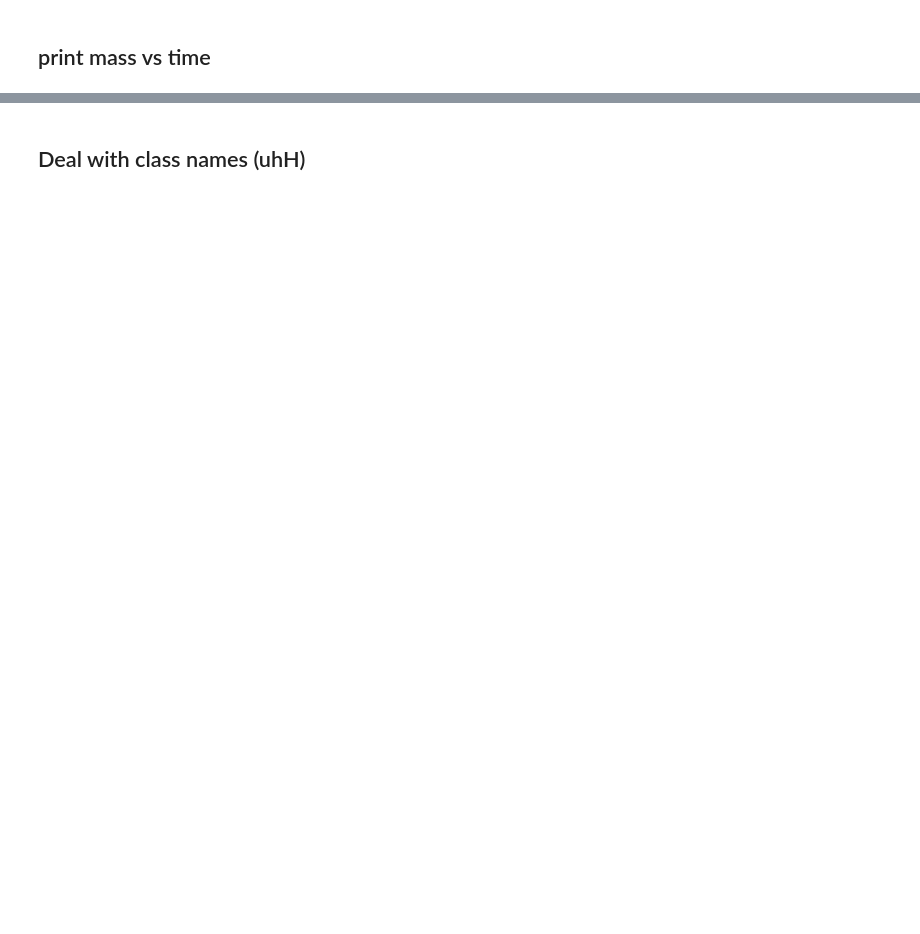
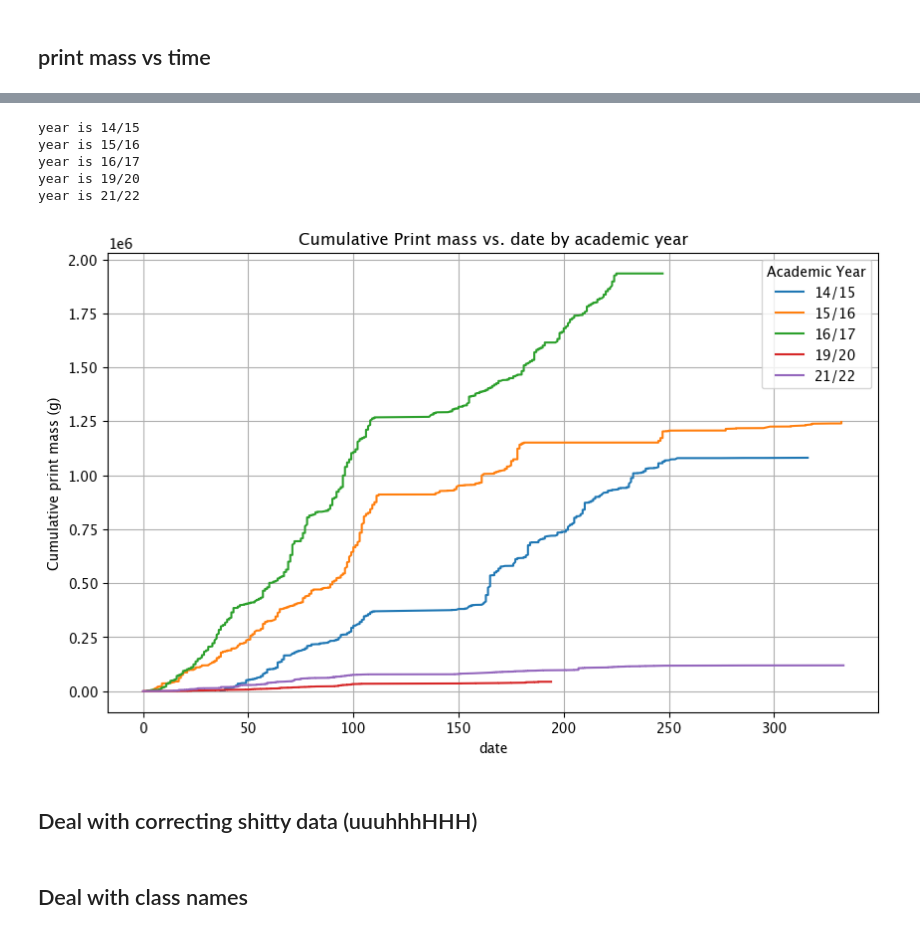
Before and after one commit to JohnnyMaBoi/olin-3d-printing, a Jupyter notebook: process_data.ipynb, the cells around one changed output, grey strips where cells are left out. Saved outputs shown, nothing was run; the diff lists cells and outputs as text; code cells hidden in the pictures; blank space fills up the shorter version.

```diff
--- a/process_data.ipynb
+++ b/process_data.ipynb
@@ -77,0 +206,46 @@ See the caveats in the documentation: https://pandas.pydata.org/pandas-docs/stab
+# %%
+def get_ac_year_day(timestamp: pd.Timestamp):
+    """
+    Get day of the academic year
+
+    Args:
+        timestamp (pd.Timestamp): timestamp to convert
+    """
+    if timestamp.month >=9:
+       return timestamp.day_of_year - 244
+    else:
+        return timestamp.day_of_year + 365 - 244
+
+# Set up plot
+plt.figure(figsize=(10, 6))  # Optional: Set the figure size
+plt.title("Cumulative Print mass vs. date by academic year")
+plt.xlabel('date')
+plt.ylabel("Cumulative print mass (g)")
+plt.grid(True)
+
+
+
+# group data by academic year
+ac_year_groupby = df.groupby('academic year')[["timestamp", "mass"]]
+
+# plot for each academic year on same axes
+for ac_year, _df in ac_year_groupby:
+    if ac_year in ["17/18", "18/19", "20/21", "22/23", "23/24"]:
+        pass
+    else:
+        print(f"year is {ac_year}")
+        plt.plot(_df["timestamp"].apply(lambda x: get_ac_year_day(x)), _df["mass"].cumsum(), label=f'{ac_year}')
+    # print(_df.head())
+
+# Display the plot
+plt.legend(title="Academic Year")
+plt.show()
+# %% [output]
+year is 14/15
+year is 15/16
+year is 16/17
+year is 19/20
+year is 21/22
+[figure, added]
+# %% [markdown]
+## Deal with correcting shitty data (uuuhhhHHH)
@@ -78,2 +273,2 @@ See the caveats in the documentation: https://pandas.pydata.org/pandas-docs/stab
 # %% [markdown]
-## Deal with class names (uhH)
+## Deal with class names
```
Also changed, not shown: parts of 14 cells of this notebook, 7 other files.
